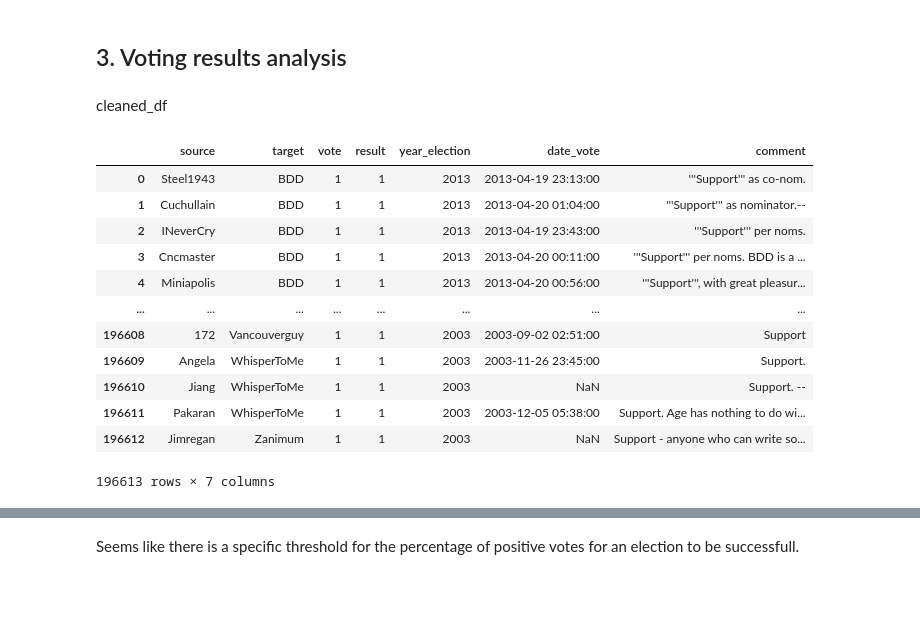
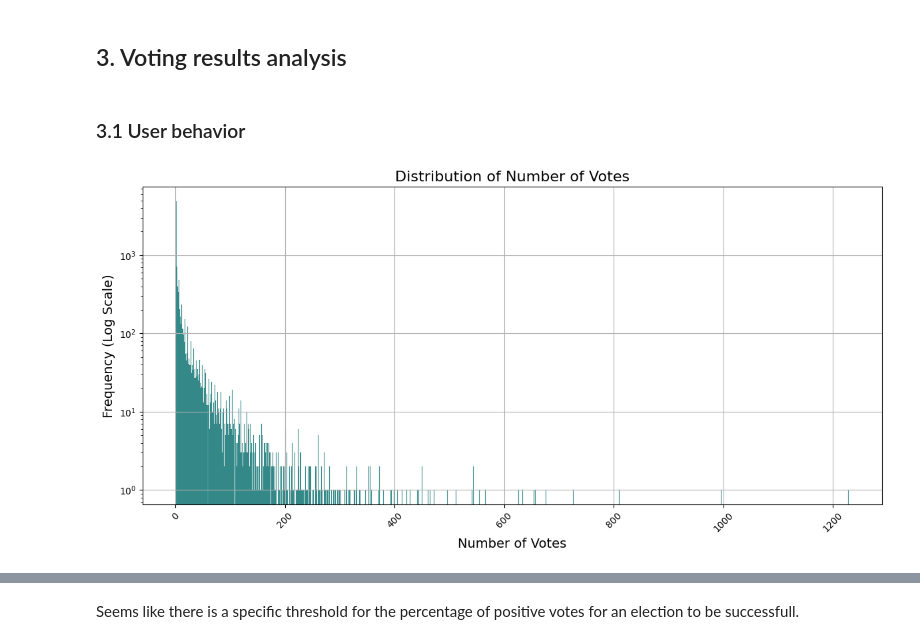
Before and after one commit to epfl-ada/ada-2023-project-thedatafreaks, a Jupyter notebook: notebooks/data_exploration.ipynb, the cells around one changed output, grey strips where cells are left out. Drawn from its saved outputs; the diff is of its cells as text; code cells hidden in the pictures; blank space fills up the shorter version.

```diff
--- a/notebooks/data_exploration.ipynb
+++ b/notebooks/data_exploration.ipynb
@@ -470,6 +485,4 @@ cleaned_df = vote_results_data_cleaned.copy(deep=True)
 cleaned_df.to_csv('../data/wiki-RfA-cleaned.csv', index=False)
 # %% [markdown]
 ## 3. Voting results analysis
-# %% [markdown]
-cleaned_df
 # %%
@@ -476,17 +490 @@ cleaned_df
 analysis_df = pd.read_csv('../data/wiki-RfA-cleaned.csv')
-# %%
-analysis_df
-# %% [output]
-|  | source | target | vote | result | year_election | date_vote | comment |
-| 0 | Steel1943 | BDD | 1 | 1 | 2013 | 2013-04-19 23:13:00 | '''Support''' as co-nom. |
-| 1 | Cuchullain | BDD | 1 | 1 | 2013 | 2013-04-20 01:04:00 | '''Support''' as nominator.-- |
-| 2 | INeverCry | BDD | 1 | 1 | 2013 | 2013-04-19 23:43:00 | '''Support''' per noms. |
-| 3 | Cncmaster | BDD | 1 | 1 | 2013 | 2013-04-20 00:11:00 | '''Support''' per noms. BDD is a ... |
-| 4 | Miniapolis | BDD | 1 | 1 | 2013 | 2013-04-20 00:56:00 | '''Support''', with great pleasur... |
-| ... | ... | ... | ... | ... | ... | ... | ... |
-| 196608 | 172 | Vancouverguy | 1 | 1 | 2003 | 2003-09-02 02:51:00 | Support |
-| 196609 | Angela | WhisperToMe | 1 | 1 | 2003 | 2003-11-26 23:45:00 | Support. |
-| 196610 | Jiang | WhisperToMe | 1 | 1 | 2003 | NaN | Support. -- |
-| 196611 | Pakaran | WhisperToMe | 1 | 1 | 2003 | 2003-12-05 05:38:00 | Support. Age has nothing to do wi... |
-| 196612 | Jimregan | Zanimum | 1 | 1 | 2003 | NaN | Support - anyone who can write so... |
-196613 rows × 7 columns
@@ -492,0 +493,23 @@ analysis_df
+# %% [markdown]
+### 3.1 User behavior
+# %%
+#First we plot the distribution of the number of votes per user
+
+grouped_per_user = analysis_df.groupby('source').apply(lambda x : pd.Series({
+    'number_of_votes' : len(x['target'])})).reset_index()
+
+# Set the size of the figure
+plt.figure(figsize=(12, 6))
+
+# Create the histogram
+ax = sns.histplot(grouped_per_user['number_of_votes'], color='teal', log=True, bins=1000, edgecolor='black')
+
+ax.set_title('Distribution of Number of Votes', fontsize=16)
+ax.set_xlabel('Number of Votes', fontsize=14)
+ax.set_ylabel('Frequency (Log Scale)', fontsize=14)
+ax.grid(True)
+plt.xticks(rotation=45)
+plt.tight_layout()
+plt.show()
+# %% [output]
+[figure, added]
```
Also changed, not shown: parts of 38 cells of this notebook.
